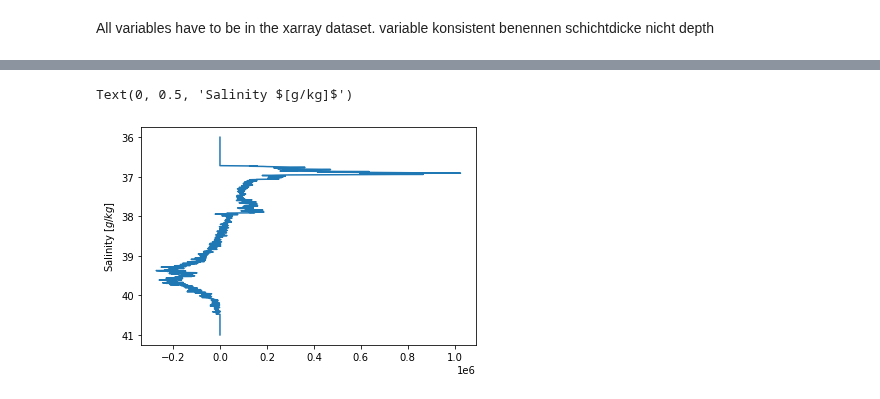
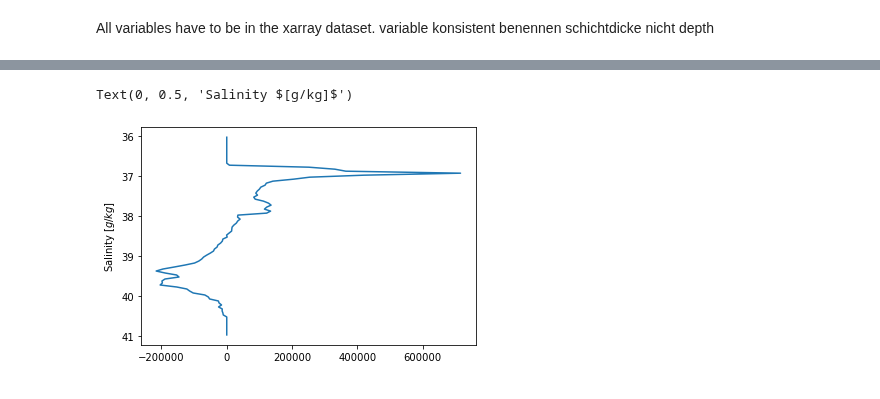
Before and after one commit to florianboergel/pyTEF, a Jupyter notebook: 00_tef_core.ipynb, the cells around one changed output, grey strips where cells are left out. Saved outputs shown, nothing was run; the diff lists cells and outputs as text; code cells hidden in the pictures.

```diff
--- a/00_tef_core.ipynb
+++ b/00_tef_core.ipynb
@@ -370,9 +370,7 @@ class TEF_object():
             return out
 # %%
 import pylab as plt
-
-ds = xr.open_dataset("/fast/lorenz/pyTEF_data/SoH_2_2011_01.nc")
-
+ds = xr.open_dataset("./data/SoH_2_2011_01.nc")
 tef = TEF_object(ds = ds)
 # %%
 tef
@@ -385,8 +383,13 @@ variable konsistent benennen
 schichtdicke nicht depth
 # %%
 tef.calc_flux(-tef.ds.velx3d, tef.ds.hn, tef.ds.dyc)
-out = tef.sort_2dim(sort_by_variable=tef.ds.salt,
-                    sort_by_variable2=tef.ds.temp,
-                    flux = tef.flux,
-                    N = 256)
+
+out1d = tef.sort_1dim(sort_by_variable=tef.ds.salt,
+                      flux = tef.flux,
+                      N = 100)
+
+out2d = tef.sort_2dim(sort_by_variable=tef.ds.salt,
+                      sort_by_variable2=tef.ds.temp,
+                      flux = tef.flux,
+                      N = 100)
 # %%
@@ -394,8 +400,8 @@ out.q2.mean("time").plot(x = "var_q", y = "var_q2", cmap = plt.cm.RdBu_r)
 # %%
 f, ax = plt.subplots(1)
-plt.plot(out.q.mean("time").values, out.var_q.values)
+plt.plot(out1d.q.mean("time").values, out1d.var_q.values)
 ax.invert_yaxis()
 ax.set_ylabel("Salinity $[g/kg]$")
 # %% [output]
 Text(0, 0.5, 'Salinity $[g/kg]$')
-[figure, old version]
+[figure, new version]
```
Also changed, not shown: parts of 1 cell of this notebook, 1 other file.
